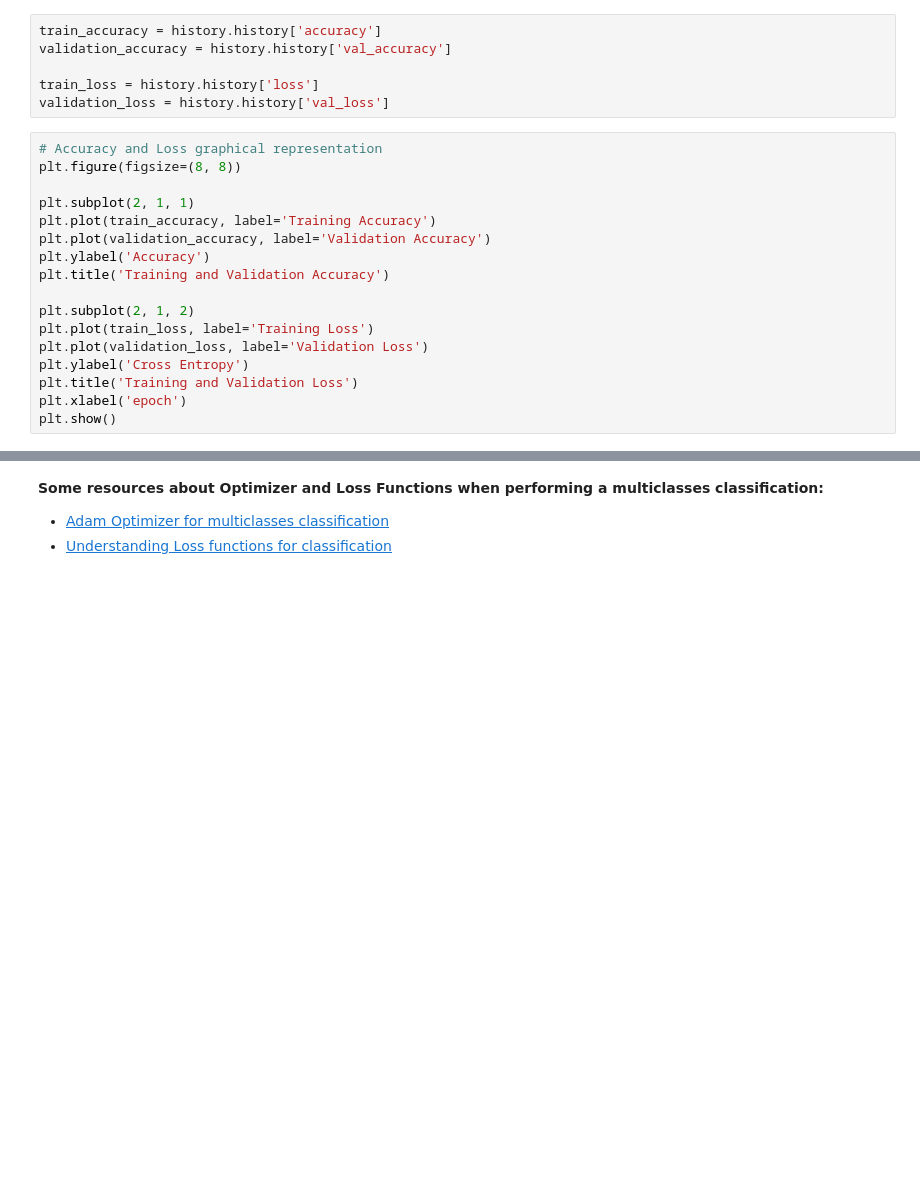
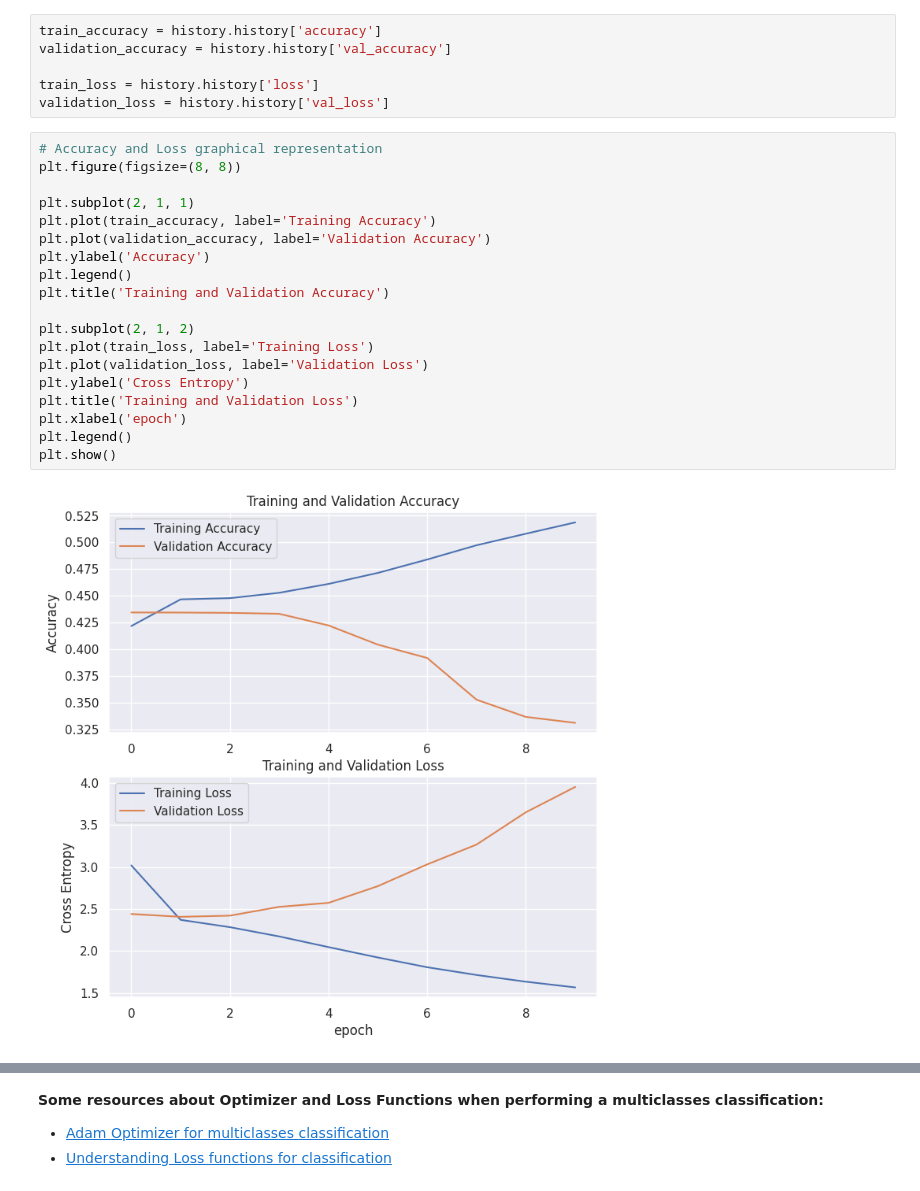
Before and after one commit to cecilegltslmcs/cats-classification, a Jupyter notebook: notebook.ipynb, the cells around one changed output, grey strips where cells are left out. Drawn from its saved outputs; the diff is of its cells as text; blank space fills up the shorter version.

```diff
--- a/notebook.ipynb
+++ b/notebook.ipynb
@@ -160,18 +163,22 @@ validation_loss = history.history['val_loss']
 # %%
 # Accuracy and Loss graphical representation
 plt.figure(figsize=(8, 8))
 
 plt.subplot(2, 1, 1)
 plt.plot(train_accuracy, label='Training Accuracy')
 plt.plot(validation_accuracy, label='Validation Accuracy')
 plt.ylabel('Accuracy')
+plt.legend()
 plt.title('Training and Validation Accuracy')
 
 plt.subplot(2, 1, 2)
 plt.plot(train_loss, label='Training Loss')
 plt.plot(validation_loss, label='Validation Loss')
 plt.ylabel('Cross Entropy')
 plt.title('Training and Validation Loss')
 plt.xlabel('epoch')
+plt.legend()
 plt.show()
+# %% [output]
+[figure, added]
 # %%
```
Also changed, not shown: parts of 8 cells of this notebook.
